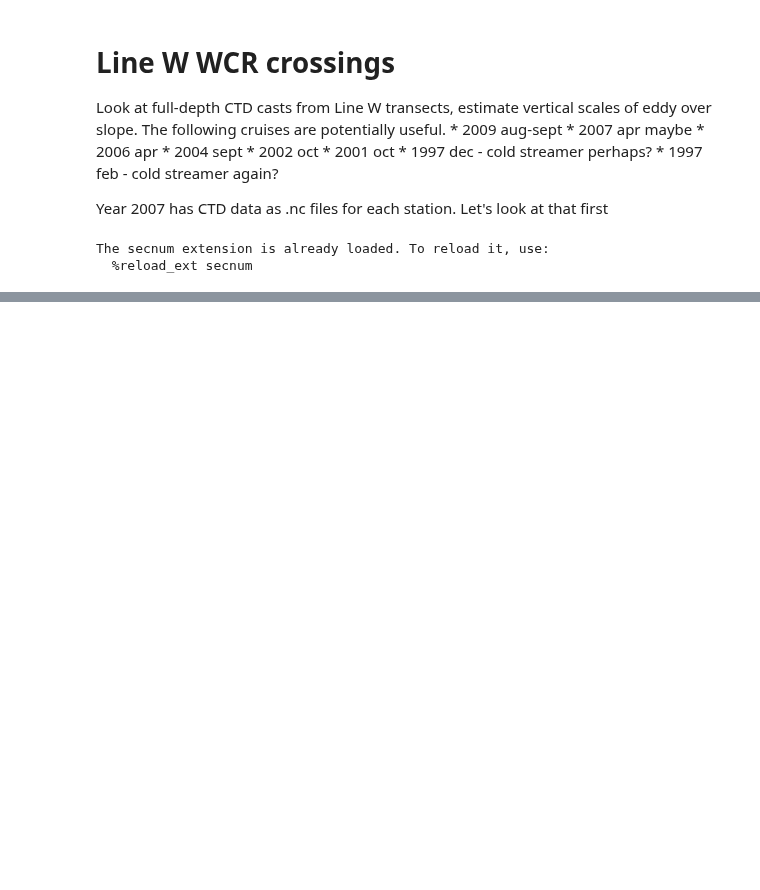
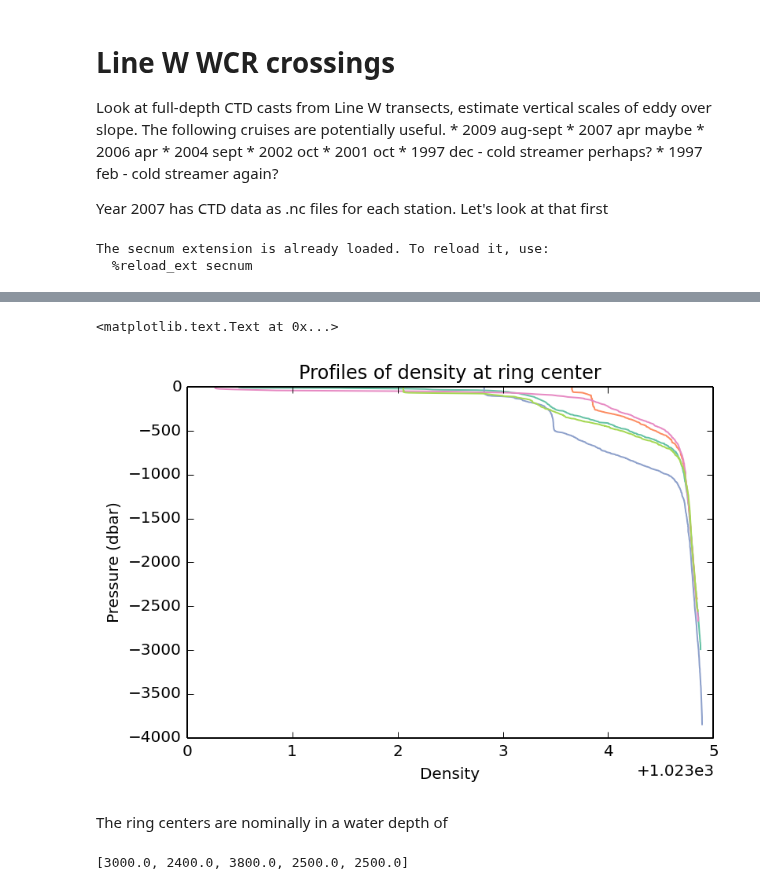
Before and after one commit to dcherian/eddyshelf, a Jupyter notebook: linew-wcr.ipynb, the cells around one changed output, grey strips where cells are left out. Cells and saved outputs as stored; diff of their text form; code cells hidden in the pictures; blank space fills up the shorter version.

```diff
--- a/linew-wcr.ipynb
+++ b/linew-wcr.ipynb
@@ -226,0 +242,20 @@ plt.plot(rho-rhowi)
+# %%
+# plot center profiles
+fig = plt.figure()
+fig.hold(True)
+ax = fig.gca()
+for ii in range(len(centerprof)):
+    ax.plot(centerprof[ii], centerzz[ii])
+
+ax.set_title('Profiles of density at ring center')
+ax.set_ylabel('Pressure (dbar)')
+ax.set_xlabel('Density')
+# %% [output]
+<matplotlib.text.Text at 0x...>
+[figure, added]
+# %% [markdown]
+The ring centers are nominally in a water depth of
+# %%
+[lwdata.depth[x] for x in centers]
+# %% [output]
+[3000.0, 2400.0, 3800.0, 2500.0, 2500.0]
```
Also changed, not shown: parts of 4 cells of this notebook.
